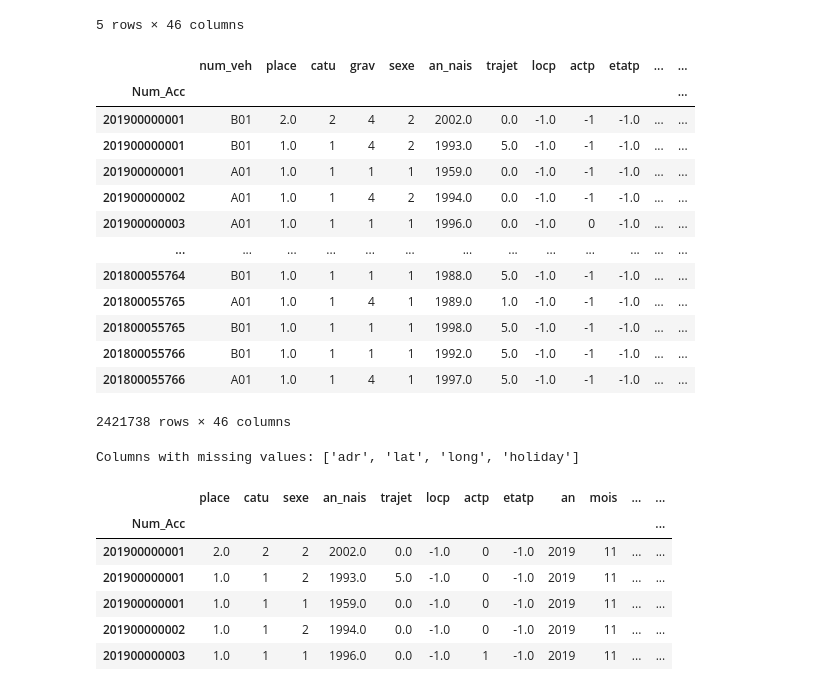
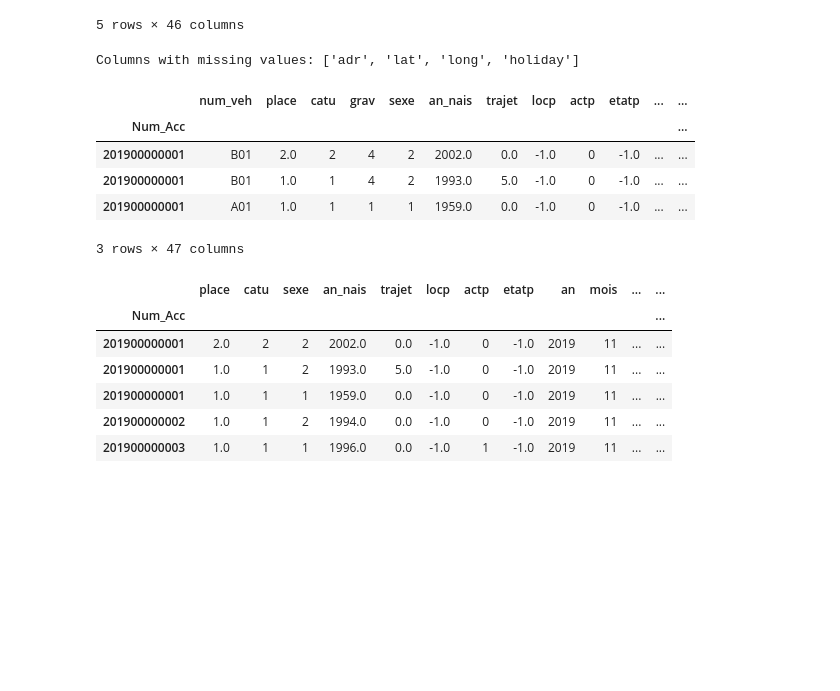
Before and after one commit to tiagoru/Road_accidents_france, a Jupyter notebook: 230915_Random_Forest_model.ipynb, the cells around one changed output. Saved outputs shown, nothing was run; the diff lists cells and outputs as text; code cells hidden in the pictures; blank space fills up the shorter version.

```diff
--- a/230915_Random_Forest_model.ipynb
+++ b/230915_Random_Forest_model.ipynb
@@ -42,24 +42,6 @@ df.head(5)
 | 201900000002 | A01 | 1.0 | 1 | 4 | 2 | 1994.0 | 0.0 | -1.0 | -1 | -1.0 | ... | ... |
 | 201900000003 | A01 | 1.0 | 1 | 1 | 1 | 1996.0 | 0.0 | -1.0 | 0 | -1.0 | ... | ... |
 5 rows × 46 columns
-# %%
-# select only teh metropolitan area of France
-df[df['metropolitan'] == 1]
-# %% [output]
-|  | num_veh | place | catu | grav | sexe | an_nais | trajet | locp | actp | etatp | ... | ... |
-| Num_Acc |  |  |  |  |  |  |  |  |  |  |  | ... |
-| 201900000001 | B01 | 2.0 | 2 | 4 | 2 | 2002.0 | 0.0 | -1.0 | -1 | -1.0 | ... | ... |
-| 201900000001 | B01 | 1.0 | 1 | 4 | 2 | 1993.0 | 5.0 | -1.0 | -1 | -1.0 | ... | ... |
-| 201900000001 | A01 | 1.0 | 1 | 1 | 1 | 1959.0 | 0.0 | -1.0 | -1 | -1.0 | ... | ... |
-| 201900000002 | A01 | 1.0 | 1 | 4 | 2 | 1994.0 | 0.0 | -1.0 | -1 | -1.0 | ... | ... |
-| 201900000003 | A01 | 1.0 | 1 | 1 | 1 | 1996.0 | 0.0 | -1.0 | 0 | -1.0 | ... | ... |
-| ... | ... | ... | ... | ... | ... | ... | ... | ... | ... | ... | ... | ... |
-| 201800055764 | B01 | 1.0 | 1 | 1 | 1 | 1988.0 | 5.0 | -1.0 | -1 | -1.0 | ... | ... |
-| 201800055765 | A01 | 1.0 | 1 | 4 | 1 | 1989.0 | 1.0 | -1.0 | -1 | -1.0 | ... | ... |
-| 201800055765 | B01 | 1.0 | 1 | 1 | 1 | 1998.0 | 5.0 | -1.0 | -1 | -1.0 | ... | ... |
-| 201800055766 | B01 | 1.0 | 1 | 1 | 1 | 1992.0 | 5.0 | -1.0 | -1 | -1.0 | ... | ... |
-| 201800055766 | A01 | 1.0 | 1 | 4 | 1 | 1997.0 | 5.0 | -1.0 | -1 | -1.0 | ... | ... |
-2421738 rows × 46 columns
 # %%
 columns_with_missing_values = df.columns[df.isna().any()].tolist()
 
@@ -76,5 +58,16 @@ le = LabelEncoder()
 
 df['actp'] = le.fit_transform(df['actp'].astype(str))
 df['hrmn'] = le.fit_transform(df['hrmn'].astype(str))
+# %%
+# select only teh metropolitan area of France
+df_M = df[df['metropolitan'] == 1]
+df_M.head(3)
+# %% [output]
+|  | num_veh | place | catu | grav | sexe | an_nais | trajet | locp | actp | etatp | ... | ... |
+| Num_Acc |  |  |  |  |  |  |  |  |  |  |  | ... |
+| 201900000001 | B01 | 2.0 | 2 | 4 | 2 | 2002.0 | 0.0 | -1.0 | 0 | -1.0 | ... | ... |
+| 201900000001 | B01 | 1.0 | 1 | 4 | 2 | 1993.0 | 5.0 | -1.0 | 0 | -1.0 | ... | ... |
+| 201900000001 | A01 | 1.0 | 1 | 1 | 1 | 1959.0 | 0.0 | -1.0 | 0 | -1.0 | ... | ... |
+3 rows × 47 columns
 # %%
 #cleanning variables that might not be used in the model
```
Also changed, not shown: parts of 7 cells of this notebook.
